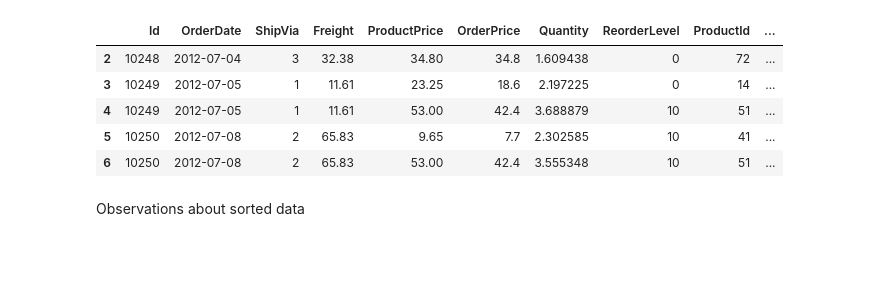
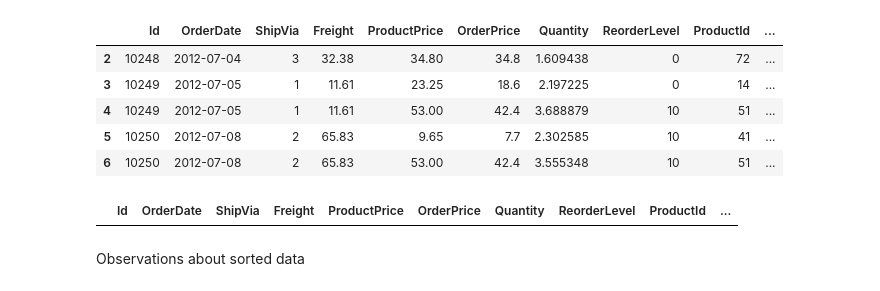
Before and after one commit to eannefawcett/Northwind-Database-Exploration, a Jupyter notebook: Product Price and OrderDetail Price.ipynb, the cells around one changed output. Cells and saved outputs as stored; diff of their text form; code cells hidden in the pictures; blank space fills up the shorter version.

```diff
--- a/Product Price and OrderDetail Price.ipynb
+++ b/Product Price and OrderDetail Price.ipynb
@@ -411,2 +381,6 @@ no_outliers.head()
+# %%
+no_outliers[no_outliers['OrderItemsPrice']==0]
+# %% [output]
+|  | Id | OrderDate | ShipVia | Freight | ProductPrice | OrderPrice | Quantity | ReorderLevel | ProductId | ... |
 # %%
 # transform features
```
Also changed, not shown: parts of 25 cells of this notebook.
